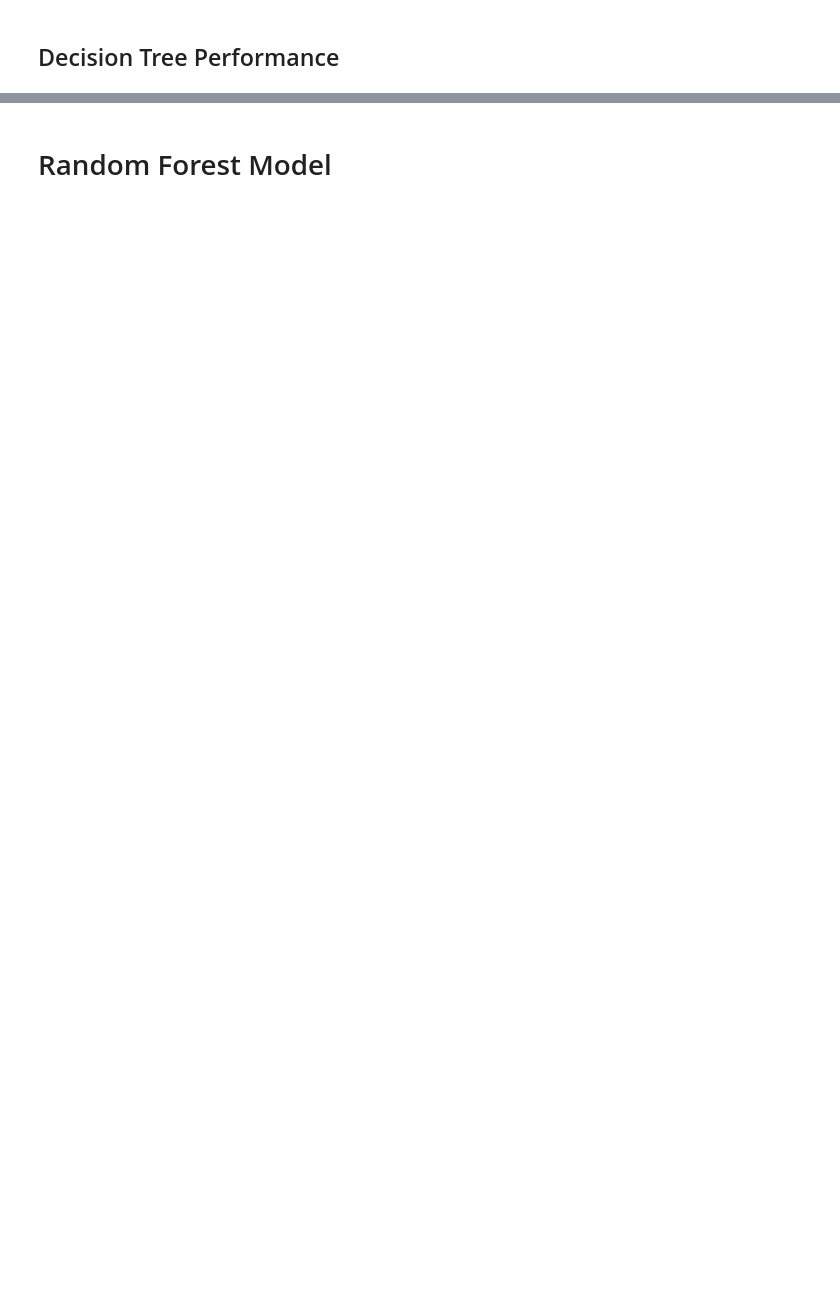
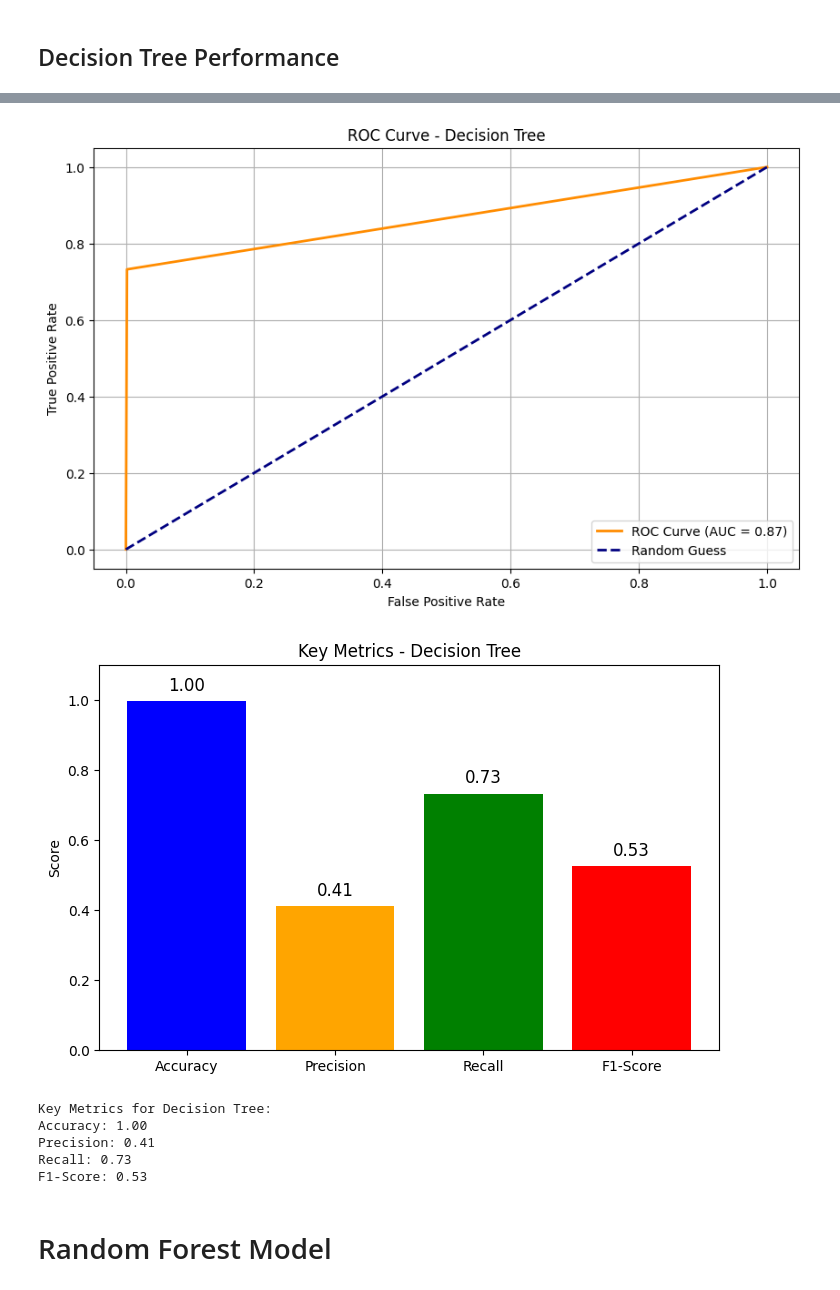
Before and after one commit to goernjosi/PythonProjektV2, a Jupyter notebook: Version2.ipynb, the cells around one changed output, grey strips where cells are left out. Cells and saved outputs as stored; diff of their text form; code cells hidden in the pictures; blank space fills up the shorter version.

```diff
--- a/Version2.ipynb
+++ b/Version2.ipynb
@@ -1151,3 +1128,15 @@ weighted avg       1.00      1.00      1.00     85118
+# %%
+# Evaluate Decision Tree performance using our utility function
+# This will create ROC curve, metrics plot, and print all relevant metrics
+plot_model_performance(y_test, dt_pred, dt_pred_prob, "Decision Tree")
+# %% [output]
+[figure, added]
+[figure, added]
+Key Metrics for Decision Tree:
+Accuracy: 1.00
+Precision: 0.41
+Recall: 0.73
+F1-Score: 0.53
 # %% [markdown]
 # Random Forest Model
 # %%
```
Also changed, not shown: parts of 27 cells of this notebook.
